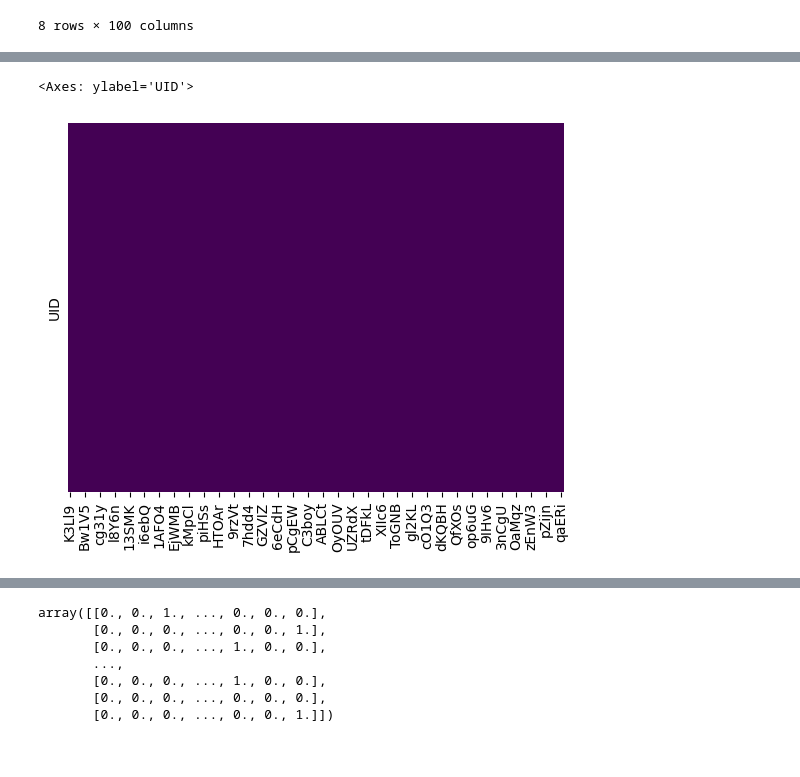
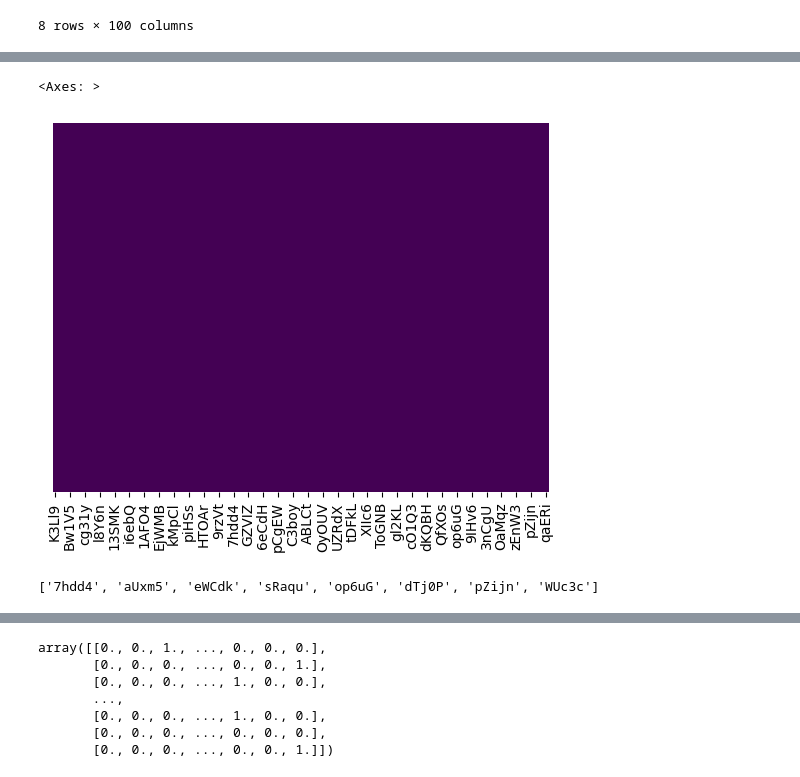
Before and after one commit to bombolcat/mic, a Jupyter notebook: main.ipynb, the cells around one changed output, grey strips where cells are left out. Cells and saved outputs as stored; diff of their text form; code cells hidden in the pictures.

```diff
--- a/main.ipynb
+++ b/main.ipynb
@@ -11,6 +11,7 @@ path=r"train.csv"
 df=pd.read_csv(path)
 if 'UID' in df.columns:
     df = df.set_index('UID')
+    new_df=df.copy()
 df=df.drop(columns=['ph_no','credit_card_number','email','name','url','cvv','country','job','emoji'])#does not affect the output
 # %%
 Y=df['state']
@@ -42,0 +42,27 @@ df_imputed = df.fillna(df.median())
+# %%
+# df_imputed = df.fillna(df.median())
+#use knn
+# from sklearn.impute import KNNImputer
+# imputer = KNNImputer(n_neighbors=2)
+# df_imputed = imputer.fit_transform(df)
+# df_imputed = pd.DataFrame(df_imputed, columns = df.columns)
+# df_imputed.describe()
+
+from sklearn.impute import SimpleImputer
+
+imputer = SimpleImputer(strategy='median')
+imputed_data = imputer.fit_transform(df)
+
+from sklearn.preprocessing import QuantileTransformer
+
+
+transformer = QuantileTransformer(n_quantiles=1000, output_distribution='uniform')
+
+# Fit and transform the entire dataset
+transformed_data = transformer.fit_transform(imputed_data)
+
+# Convert the transformed data back to a DataFrame
+df_imputed = pd.DataFrame(transformed_data, columns=df.columns)
+
+# Display the transformed DataFrame
+df_imputed
@@ -43,5 +83,5 @@ df_imputed = df.fillna(df.median())
 # %%
-# sns.heatmap(df_imputed.isnull(),yticklabels=False,cbar=False,cmap='viridis')
+sns.heatmap(df_imputed.isnull(),yticklabels=False,cbar=False,cmap='viridis')
 # %% [output]
-<Axes: ylabel='UID'>
+<Axes: >
-[figure, old version]
+[figure, new version]
@@ -48,3 +94,7 @@ df_imputed = df.fillna(df.median())
+# %%
+print(to_drop)
+# %% [output]
+['7hdd4', 'aUxm5', 'eWCdk', 'sRaqu', 'op6uG', 'dTj0P', 'pZijn', 'WUc3c']
 # %%
 def outliers_to_median(df):
     for col in df.columns:
```
Also changed, not shown: parts of 21 cells of this notebook.
